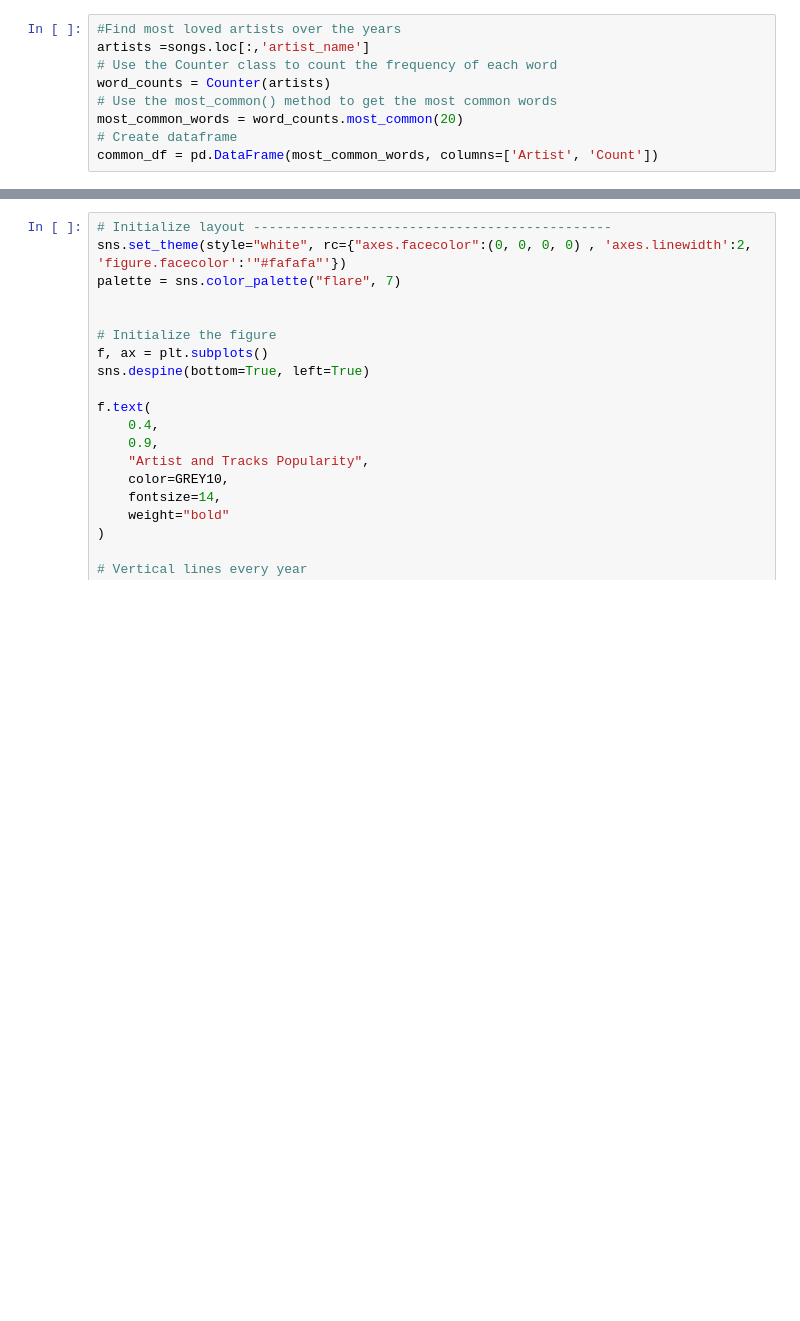
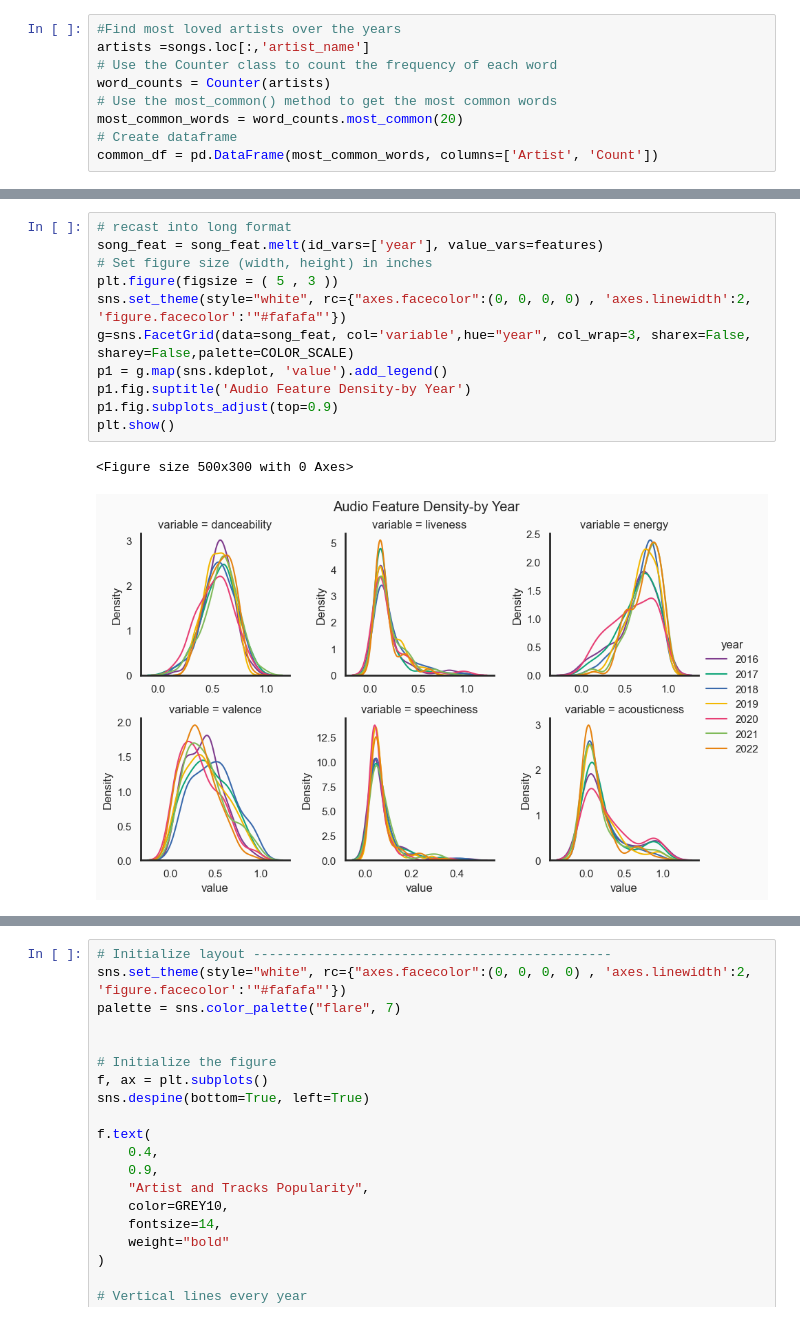
Before and after one commit to zpapagianni/Spotify_project, a Jupyter notebook: notebooks/EDA-clustering.ipynb, the cells around one changed output, grey strips where cells are left out. Saved outputs shown, nothing was run; the diff lists cells and outputs as text; blank space fills up the shorter version.

```diff
--- a/notebooks/EDA-clustering.ipynb
+++ b/notebooks/EDA-clustering.ipynb
@@ -463,0 +538,14 @@ In 2022 I was struggling a lot mentally which explains why the valence decreased
+# %%
+# recast into long format
+song_feat = song_feat.melt(id_vars=['year'], value_vars=features)
+# Set figure size (width, height) in inches
+plt.figure(figsize = ( 5 , 3 ))
+sns.set_theme(style="white", rc={"axes.facecolor":(0, 0, 0, 0) , 'axes.linewidth':2, 'figure.facecolor':'"#fafafa"'})
+g=sns.FacetGrid(data=song_feat, col='variable',hue="year", col_wrap=3, sharex=False, sharey=False,palette=COLOR_SCALE)
+p1 = g.map(sns.kdeplot, 'value').add_legend()
+p1.fig.suptitle('Audio Feature Density-by Year')
+p1.fig.subplots_adjust(top=0.9)
+plt.show()
+# %% [output]
+<Figure size 500x300 with 0 Axes>
+[figure, added]
```
Also changed, not shown: parts of 53 cells of this notebook, 1 other file.
